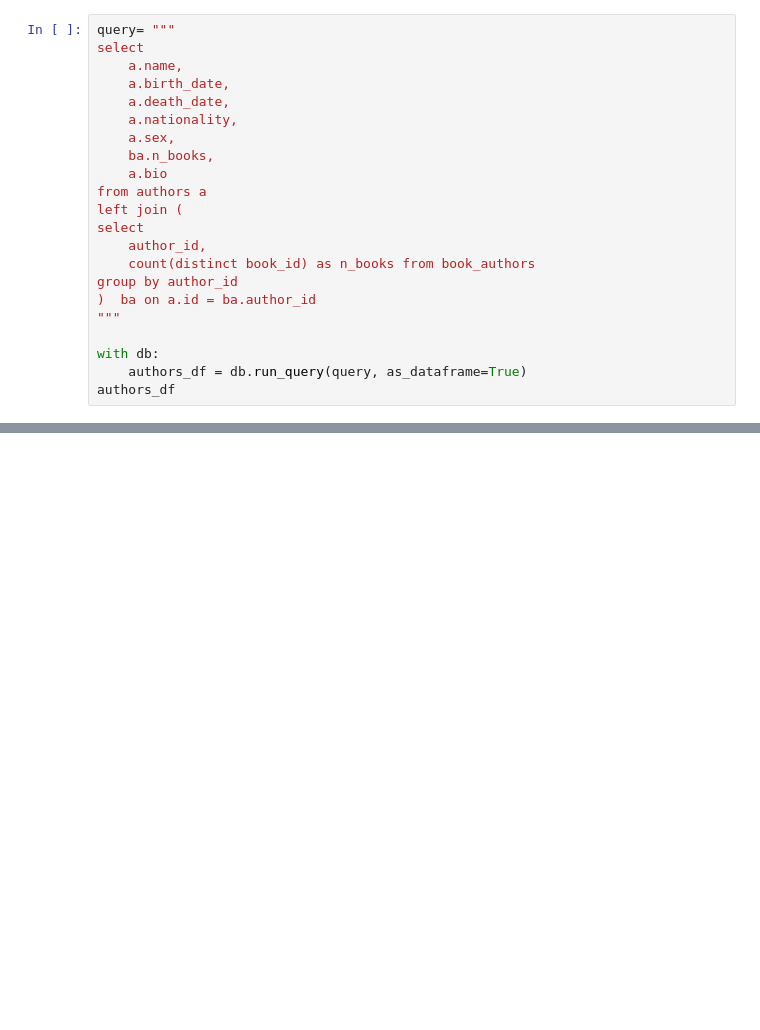
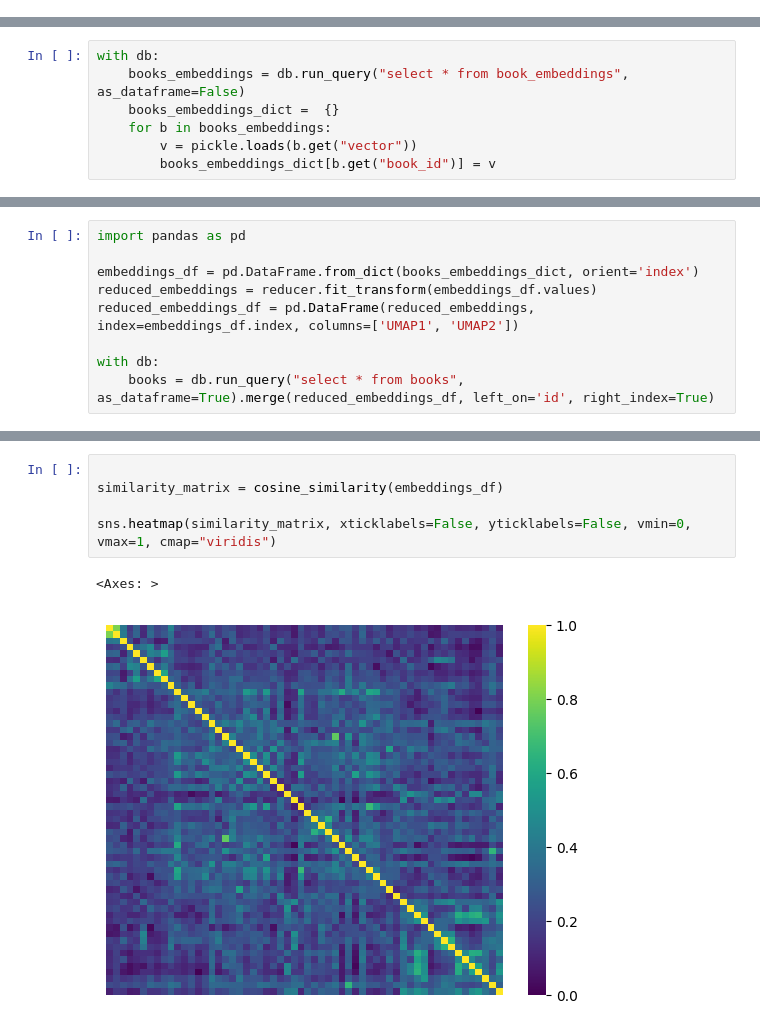
Before and after one commit to GiuseppeMinardi/book_library, a Jupyter notebook: test_author copy.ipynb, the cells around one changed output, grey strips where cells are left out. Drawn from its saved outputs; the diff is of its cells as text; blank space fills up the shorter version.

Commit message:
added embeddings tables and visualizations

```diff
--- a/test_author copy.ipynb
+++ b/test_author copy.ipynb
@@ -27,22 +10,0 @@ from authors a
-# %%
-query= """
-select
-    a.name,
-    a.birth_date,
-    a.death_date,
-    a.nationality,
-    a.sex,
-    ba.n_books,
-    a.bio
-from authors a
-left join (
-select
-    author_id,
-    count(distinct book_id) as n_books from book_authors
-group by author_id
-)  ba on a.id = ba.author_id
-"""
-
-with db:
-    authors_df = db.run_query(query, as_dataframe=True)
-authors_df
@@ -64,0 +11,7 @@ authors_df
+# %%
+with db:
+    books_embeddings = db.run_query("select * from book_embeddings", as_dataframe=False)
+    books_embeddings_dict =  {}
+    for b in books_embeddings:
+        v = pickle.loads(b.get("vector"))
+        books_embeddings_dict[b.get("book_id")] = v
@@ -64,0 +21,9 @@ authors_df
+# %%
+import pandas as pd
+
+embeddings_df = pd.DataFrame.from_dict(books_embeddings_dict, orient='index')
+reduced_embeddings = reducer.fit_transform(embeddings_df.values)
+reduced_embeddings_df = pd.DataFrame(reduced_embeddings, index=embeddings_df.index, columns=['UMAP1', 'UMAP2'])
+
+with db:
+    books = db.run_query("select * from books", as_dataframe=True).merge(reduced_embeddings_df, left_on='id', right_index=True)
@@ -64,0 +43,8 @@ authors_df
+# %%
+
+similarity_matrix = cosine_similarity(embeddings_df)
+
+sns.heatmap(similarity_matrix, xticklabels=False, yticklabels=False, vmin=0, vmax=1, cmap="viridis")
+# %% [output]
+<Axes: >
+[figure, added]
```
Also changed, not shown: parts of 7 cells of this notebook, 13 other files.
